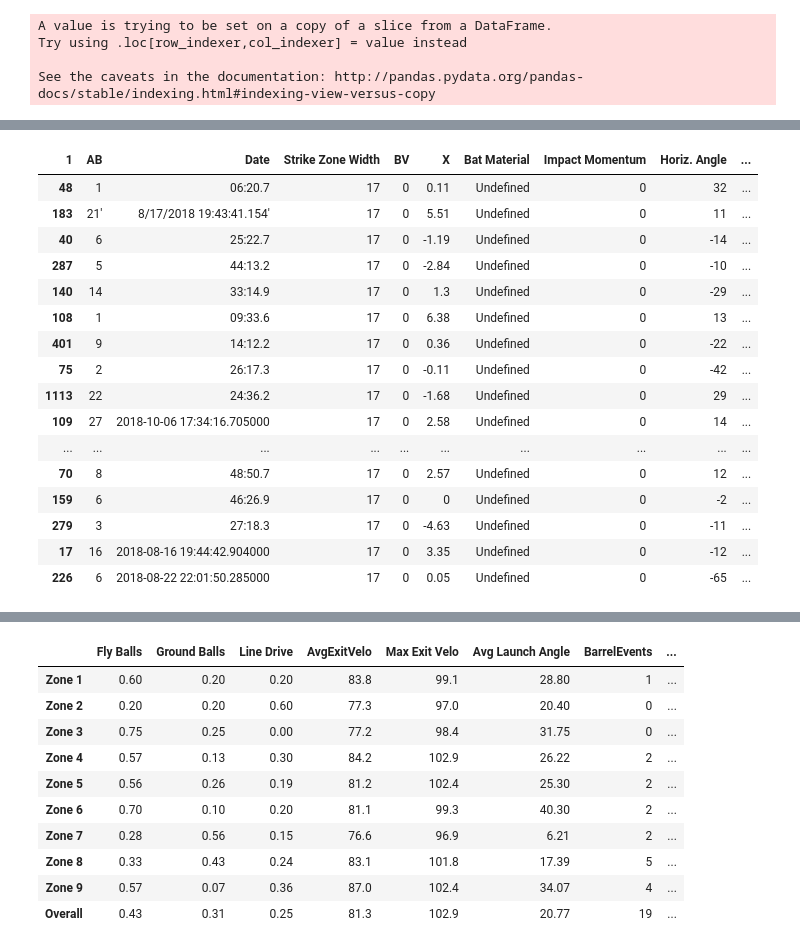
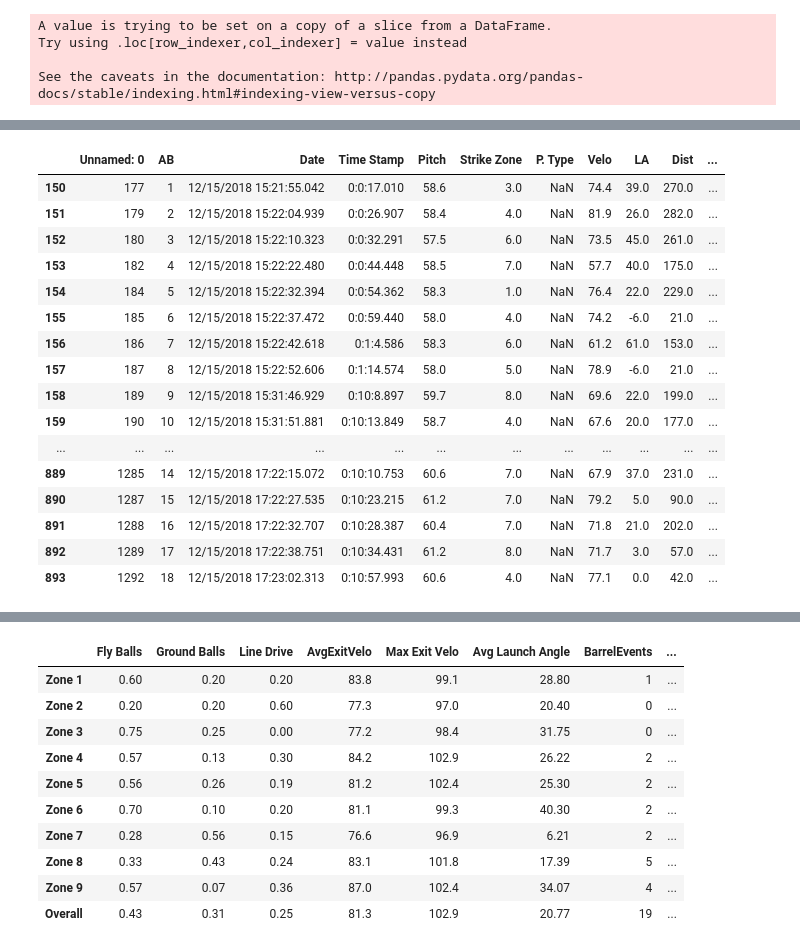
Before and after one commit to sumairshah/Driveline-Hitters, a Jupyter notebook: hitters.ipynb, the cells around one changed output, grey strips where cells are left out. Drawn from its saved outputs; the diff is of its cells as text; code cells hidden in the pictures.

```diff
--- a/hitters.ipynb
+++ b/hitters.ipynb
@@ -142,30 +163,26 @@ hx2['BPower'] = hx2.apply(setBarrelPower, axis=1)
 hx2 = hx2[(hx2.User!='User') & (hx2.User != 'dummy')]
 hx2 = hx2[hx2.User.notna()]
-# %%
-Barrel = hx2.Barrel.dropna()
-Barrel.count()
-Barrel.sum()/Barrel.count()
-B = hx2.BPower.sum()
-B
-hx2.sample(40)
-# %% [output]
-| 1 | AB | Date | Strike Zone Width | BV | X | Bat Material | Impact Momentum | Horiz. Angle | ... |
-| 48 | 1 | 06:20.7 | 17 | 0 | 0.11 | Undefined | 0 | 32 | ... |
-| 183 | 21' | 8/17/2018 19:43:41.154' | 17 | 0 | 5.51 | Undefined | 0 | 11 | ... |
-| 40 | 6 | 25:22.7 | 17 | 0 | -1.19 | Undefined | 0 | -14 | ... |
-| 287 | 5 | 44:13.2 | 17 | 0 | -2.84 | Undefined | 0 | -10 | ... |
-| 140 | 14 | 33:14.9 | 17 | 0 | 1.3 | Undefined | 0 | -29 | ... |
-| 108 | 1 | 09:33.6 | 17 | 0 | 6.38 | Undefined | 0 | 13 | ... |
-| 401 | 9 | 14:12.2 | 17 | 0 | 0.36 | Undefined | 0 | -22 | ... |
-| 75 | 2 | 26:17.3 | 17 | 0 | -0.11 | Undefined | 0 | -42 | ... |
-| 1113 | 22 | 24:36.2 | 17 | 0 | -1.68 | Undefined | 0 | 29 | ... |
-| 109 | 27 | 2018-10-06 17:34:16.705000 | 17 | 0 | 2.58 | Undefined | 0 | 14 | ... |
-| ... | ... | ... | ... | ... | ... | ... | ... | ... | ... |
-| 70 | 8 | 48:50.7 | 17 | 0 | 2.57 | Undefined | 0 | 12 | ... |
-| 159 | 6 | 46:26.9 | 17 | 0 | 0 | Undefined | 0 | -2 | ... |
-| 279 | 3 | 27:18.3 | 17 | 0 | -4.63 | Undefined | 0 | -11 | ... |
-| 17 | 16 | 2018-08-16 19:44:42.904000 | 17 | 0 | 3.35 | Undefined | 0 | -12 | ... |
-| 226 | 6 | 2018-08-22 22:01:50.285000 | 17 | 0 | 0.05 | Undefined | 0 | -65 | ... |
+# %%
+
+hx2[hx2.User == 'Caiden Wilson']
+# %% [output]
+|  | Unnamed: 0 | AB | Date | Time Stamp | Pitch | Strike Zone | P. Type | Velo | LA | Dist | ... |
+| 150 | 177 | 1 | 12/15/2018 15:21:55.042 | 0:0:17.010 | 58.6 | 3.0 | NaN | 74.4 | 39.0 | 270.0 | ... |
+| 151 | 179 | 2 | 12/15/2018 15:22:04.939 | 0:0:26.907 | 58.4 | 4.0 | NaN | 81.9 | 26.0 | 282.0 | ... |
+| 152 | 180 | 3 | 12/15/2018 15:22:10.323 | 0:0:32.291 | 57.5 | 6.0 | NaN | 73.5 | 45.0 | 261.0 | ... |
+| 153 | 182 | 4 | 12/15/2018 15:22:22.480 | 0:0:44.448 | 58.5 | 7.0 | NaN | 57.7 | 40.0 | 175.0 | ... |
+| 154 | 184 | 5 | 12/15/2018 15:22:32.394 | 0:0:54.362 | 58.3 | 1.0 | NaN | 76.4 | 22.0 | 229.0 | ... |
+| 155 | 185 | 6 | 12/15/2018 15:22:37.472 | 0:0:59.440 | 58.0 | 4.0 | NaN | 74.2 | -6.0 | 21.0 | ... |
+| 156 | 186 | 7 | 12/15/2018 15:22:42.618 | 0:1:4.586 | 58.3 | 6.0 | NaN | 61.2 | 61.0 | 153.0 | ... |
+| 157 | 187 | 8 | 12/15/2018 15:22:52.606 | 0:1:14.574 | 58.0 | 5.0 | NaN | 78.9 | -6.0 | 21.0 | ... |
+| 158 | 189 | 9 | 12/15/2018 15:31:46.929 | 0:10:8.897 | 59.7 | 8.0 | NaN | 69.6 | 22.0 | 199.0 | ... |
+| 159 | 190 | 10 | 12/15/2018 15:31:51.881 | 0:10:13.849 | 58.7 | 4.0 | NaN | 67.6 | 20.0 | 177.0 | ... |
+| ... | ... | ... | ... | ... | ... | ... | ... | ... | ... | ... | ... |
+| 889 | 1285 | 14 | 12/15/2018 17:22:15.072 | 0:10:10.753 | 60.6 | 7.0 | NaN | 67.9 | 37.0 | 231.0 | ... |
+| 890 | 1287 | 15 | 12/15/2018 17:22:27.535 | 0:10:23.215 | 61.2 | 7.0 | NaN | 79.2 | 5.0 | 90.0 | ... |
+| 891 | 1288 | 16 | 12/15/2018 17:22:32.707 | 0:10:28.387 | 60.4 | 7.0 | NaN | 71.8 | 21.0 | 202.0 | ... |
+| 892 | 1289 | 17 | 12/15/2018 17:22:38.751 | 0:10:34.431 | 61.2 | 8.0 | NaN | 71.7 | 3.0 | 57.0 | ... |
+| 893 | 1292 | 18 | 12/15/2018 17:23:02.313 | 0:10:57.993 | 60.6 | 4.0 | NaN | 77.1 | 0.0 | 42.0 | ... |
 # %%
 #return average, max, min velocity by strikezone
 def velobyzone(df, zone):
```
Also changed, not shown: parts of 12 cells of this notebook.
